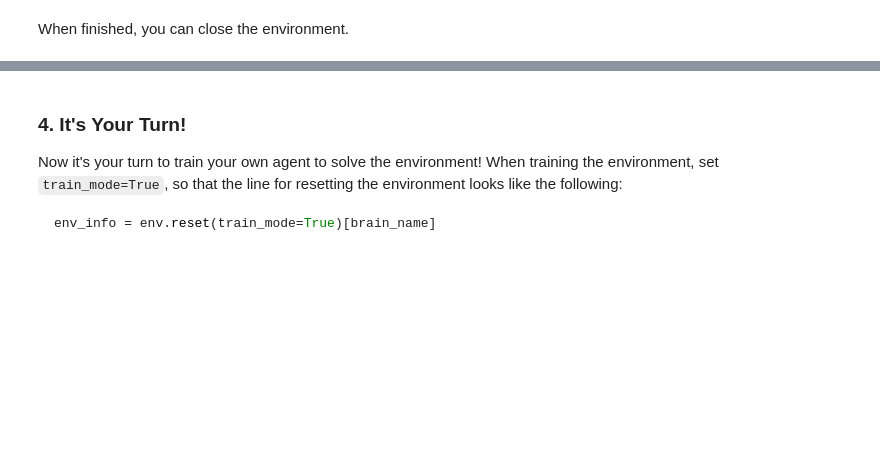
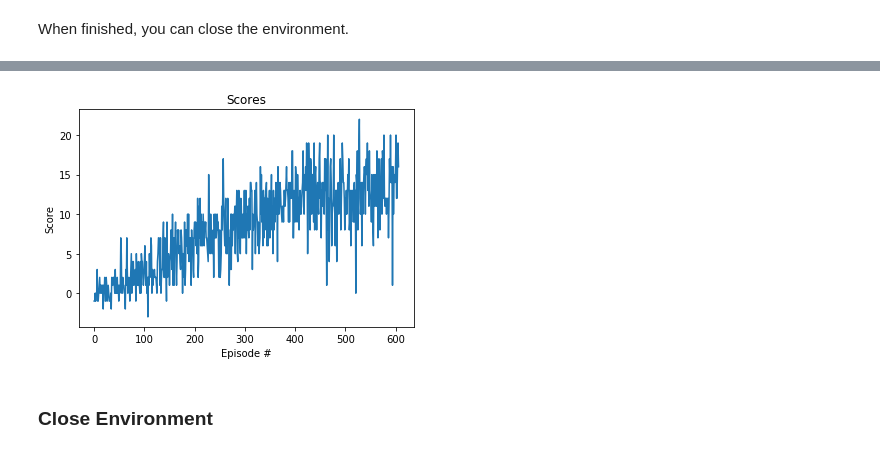
Before and after one commit to veldanie/drl_navigation, a Jupyter notebook: Navigation.ipynb, the cells around one changed output, grey strips where cells are left out. Saved outputs shown, nothing was run; the diff lists cells and outputs as text; code cells hidden in the pictures; blank space fills up the shorter version.

Commit message:
solved project

````diff
--- a/Navigation.ipynb
+++ b/Navigation.ipynb
@@ -49,0 +15,6 @@ Unity brain name: BananaBrain
+# %%
+from unityagents import UnityEnvironment
+import numpy as np
+
+# please do not modify the line below
+env = UnityEnvironment(file_name="/data/Banana_Linux_NoVis/Banana.x86_64")
@@ -122,0 +110,5 @@ When finished, you can close the environment.
+# %%
+from dqn_agent import Agent
+from model import QNetwork
+
+agent = Agent(state_size, action_size, seed=0, fc1_units=128, fc2_units=128)
@@ -122,0 +159,6 @@ When finished, you can close the environment.
+# %%
+# Train the agent using DQN
+import time
+start_time = time.time() # Monitor Training Time
+scores = dqn(n_episodes=1500)
+print("\nTotal Training time = {:.1f} min".format((time.time()-start_time)/60))
@@ -123,9 +176,16 @@ When finished, you can close the environment.
+# %%
+import matplotlib.pyplot as plt
+# plot the scores
+fig = plt.figure()
+ax = fig.add_subplot(111)
+plt.plot(np.arange(len(scores)), scores)
+plt.title('Scores')
+plt.ylabel('Score')
+plt.xlabel('Episode #')
+plt.show()
+# %% [output]
+[figure, added]
+# %% [markdown]
+### Close Environment
 # %%
 env.close()
-# %% [markdown]
-### 4. It's Your Turn!
-
-Now it's your turn to train your own agent to solve the environment!  When training the environment, set `train_mode=True`, so that the line for resetting the environment looks like the following:
-```python
-env_info = env.reset(train_mode=True)[brain_name]
-```
````
Also changed, not shown: parts of 21 cells of this notebook, 2 other files.
